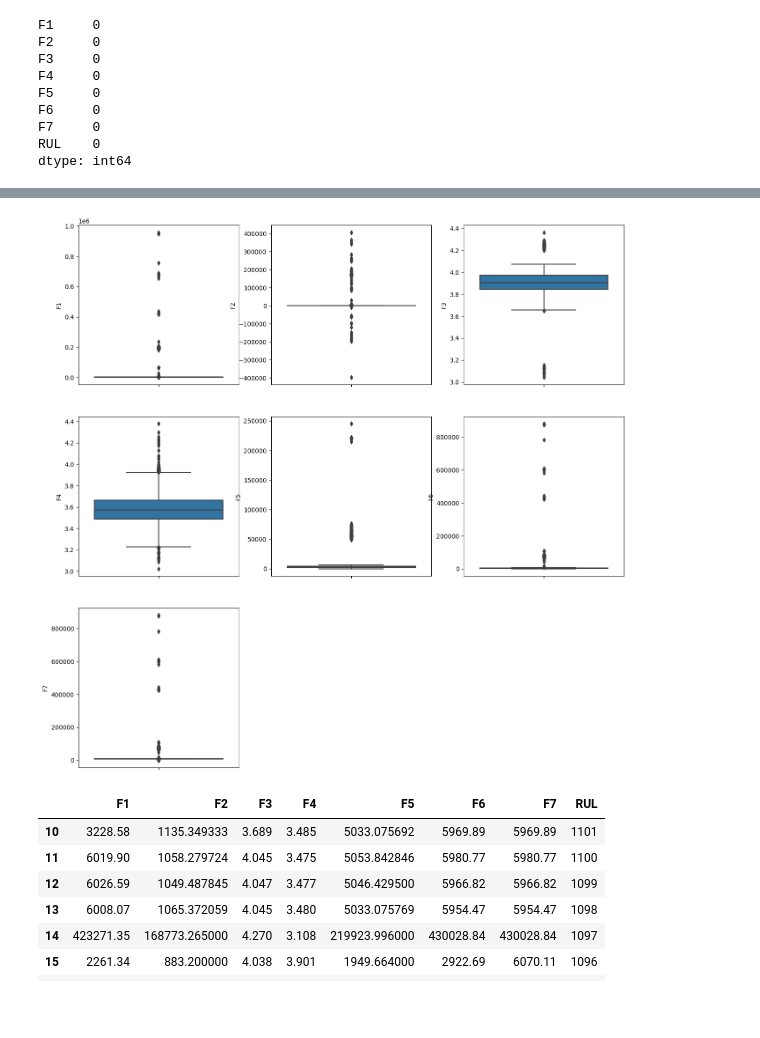
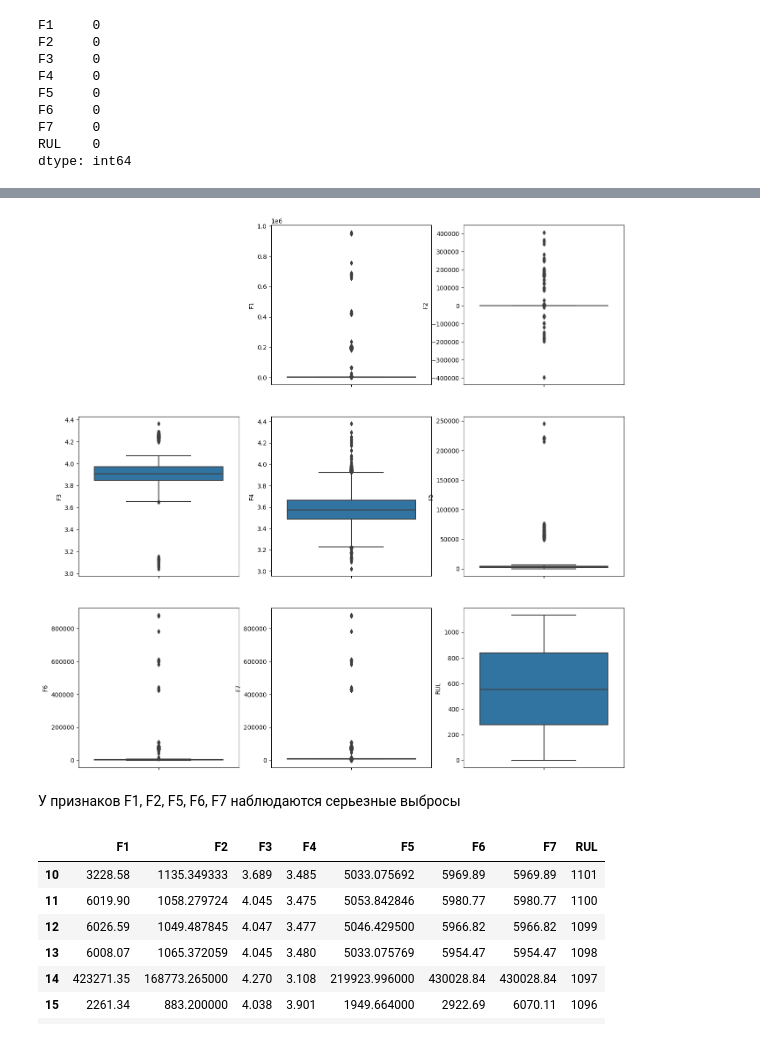
Before and after one commit to petr-larin/BMSTU-Graduate-Qualifying-Project, a Jupyter notebook: model-jupyter/Battery_RUL.ipynb, the cells around one changed output, grey strips where cells are left out. Saved outputs shown, nothing was run; the diff lists cells and outputs as text; code cells hidden in the pictures; blank space fills up the shorter version.

```diff
--- a/model-jupyter/Battery_RUL.ipynb
+++ b/model-jupyter/Battery_RUL.ipynb
@@ -83,7 +86,7 @@ df.shape
 # %%
 # Для удобства переименуем столбцы согласно авторской нотации
 
-new_col_labels = ['F1', 'F2', 'F3', 'F4', 'F5', 'F6', 'F7']
+new_col_labels = ['F1', 'F2', 'F3', 'F4', 'F5', 'F6', 'F7', 'RUL']
 
 df_column_dict = dict(zip(df.columns, new_col_labels))
 df_column_dict
@@ -117,7 +121,7 @@ dtype: int64
 plt.figure(figsize=(16,14))
 
 for i,col in enumerate(new_col_labels):
-    plt.subplot(3, 3, i + 1)
+    plt.subplot(3, 3, i + 2)
     sns.histplot(x=col, data=df, bins=100, kde=True)
 
 plt.show()
@@ -126,10 +130,10 @@ plt.show()
 # %%
 plt.figure(figsize=(16,16))
 
 for i,col in enumerate(new_col_labels):
-    plt.subplot(3, 3, i + 1)
+    plt.subplot(3, 3, i + 2)
     sns.boxplot(y=col, data=df)
 
 plt.show()
 # %% [output]
-[figure, old version]
+[figure, new version]
@@ -138,3 +140,5 @@ plt.show()
+# %% [markdown]
+У признаков F1, F2, F5, F6, F7 наблюдаются серьезные выбросы
 # %%
 df.iloc[10:19] # Пример выброса (строка 14) - значения у данных пяти признаков отличаются на 2 порядка от соседних
 # %% [output]
```
Also changed, not shown: parts of 64 cells of this notebook, 10 other files.
